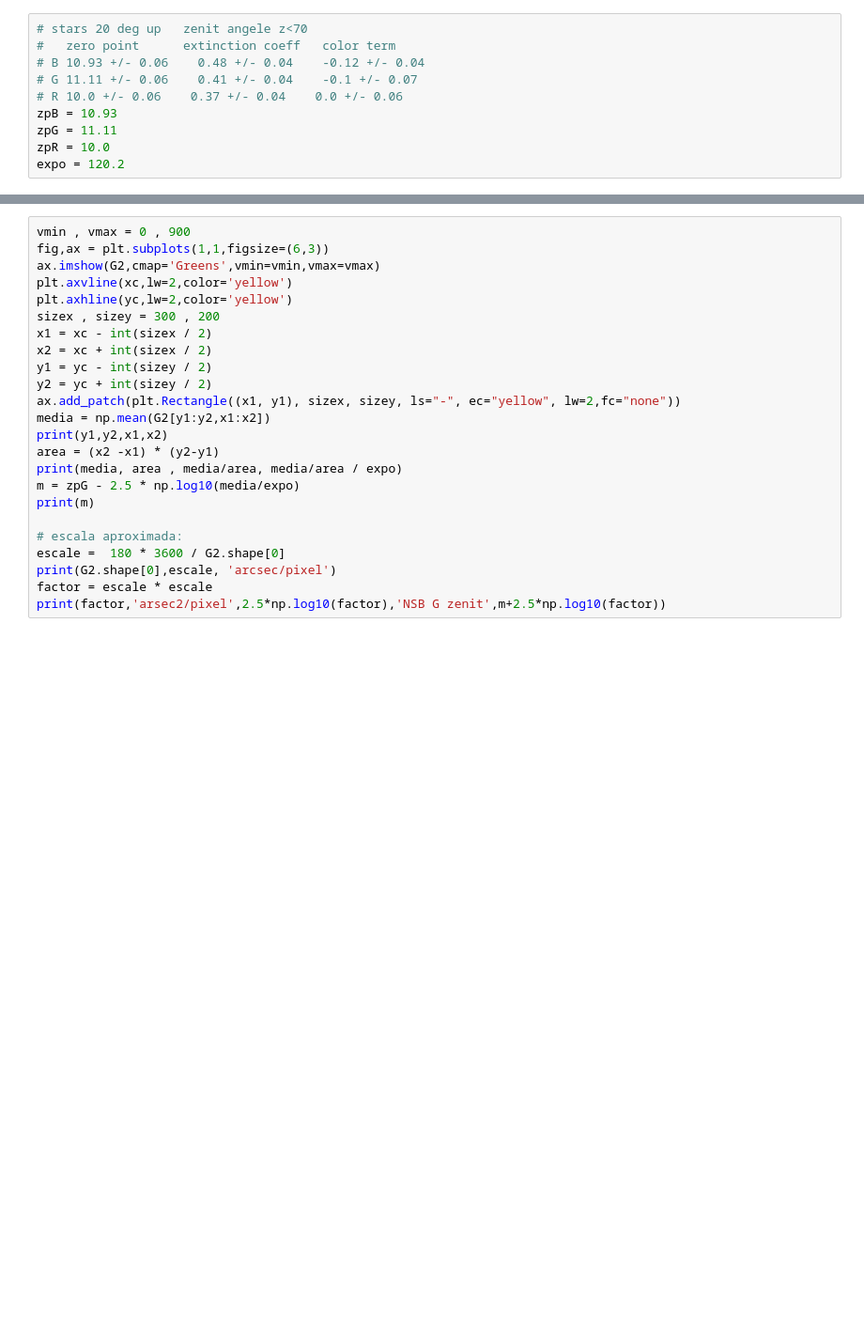
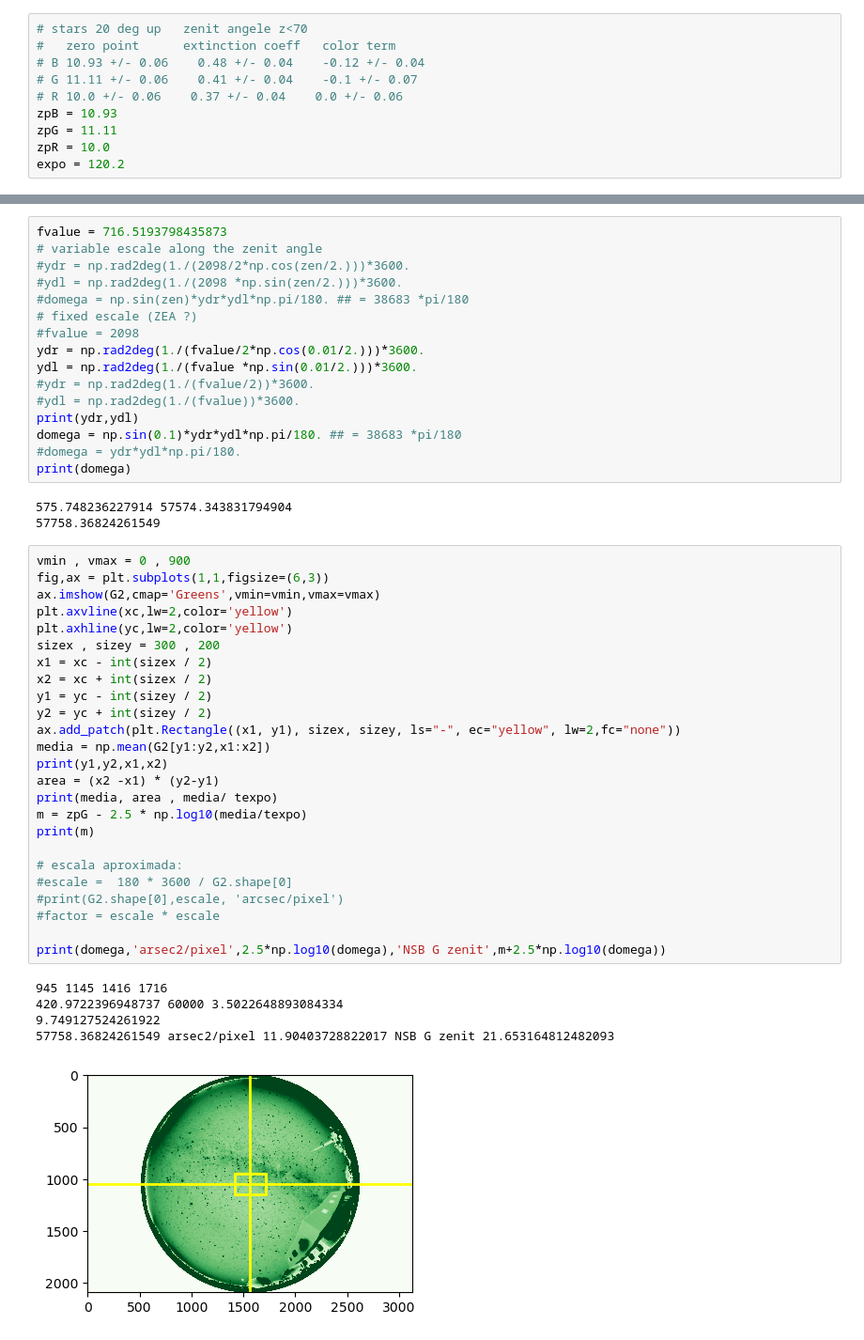
Before and after one commit to astrorafael/allskynsb, a Jupyter notebook: all_sky_NSB-map.ipynb, the cells around one changed output, grey strips where cells are left out. Shown at 94% size. Saved outputs shown, nothing was run; the diff lists cells and outputs as text; blank space fills up the shorter version.

```diff
--- a/all_sky_NSB-map.ipynb
+++ b/all_sky_NSB-map.ipynb
@@ -397,24 +423,50 @@ expo = 120.2
+# %%
+fvalue = 716.5193798435873
+# variable escale along the zenit angle
+#ydr = np.rad2deg(1./(2098/2*np.cos(zen/2.)))*3600.
+#ydl = np.rad2deg(1./(2098 *np.sin(zen/2.)))*3600.
+#domega = np.sin(zen)*ydr*ydl*np.pi/180. ## = 38683 *pi/180
+# fixed escale (ZEA ?)
+#fvalue = 2098
+ydr = np.rad2deg(1./(fvalue/2*np.cos(0.01/2.)))*3600.
+ydl = np.rad2deg(1./(fvalue *np.sin(0.01/2.)))*3600.
+#ydr = np.rad2deg(1./(fvalue/2))*3600.
+#ydl = np.rad2deg(1./(fvalue))*3600.
+print(ydr,ydl)
+domega = np.sin(0.1)*ydr*ydl*np.pi/180. ## = 38683 *pi/180
+#domega = ydr*ydl*np.pi/180.
+print(domega)
+# %% [output]
+575.748236227914 57574.343831794904
+57758.36824261549
 # %%
 vmin , vmax = 0 , 900
 fig,ax = plt.subplots(1,1,figsize=(6,3))
 ax.imshow(G2,cmap='Greens',vmin=vmin,vmax=vmax)
 plt.axvline(xc,lw=2,color='yellow')
 plt.axhline(yc,lw=2,color='yellow')
 sizex , sizey = 300 , 200
 x1 = xc - int(sizex / 2)
 x2 = xc + int(sizex / 2)
 y1 = yc - int(sizey / 2)
 y2 = yc + int(sizey / 2)
 ax.add_patch(plt.Rectangle((x1, y1), sizex, sizey, ls="-", ec="yellow", lw=2,fc="none"))
 media = np.mean(G2[y1:y2,x1:x2])
 print(y1,y2,x1,x2)
 area = (x2 -x1) * (y2-y1)
-print(media, area , media/area, media/area / expo)
-m = zpG - 2.5 * np.log10(media/expo)
+print(media, area , media/ texpo)
+m = zpG - 2.5 * np.log10(media/texpo)
 print(m)
 
 # escala aproximada:
-escale =  180 * 3600 / G2.shape[0]
-print(G2.shape[0],escale, 'arcsec/pixel')
-factor = escale * escale
-print(factor,'arsec2/pixel',2.5*np.log10(factor),'NSB G zenit',m+2.5*np.log10(factor))
+#escale =  180 * 3600 / G2.shape[0]
+#print(G2.shape[0],escale, 'arcsec/pixel')
+#factor = escale * escale
+
+print(domega,'arsec2/pixel',2.5*np.log10(domega),'NSB G zenit',m+2.5*np.log10(domega))
+# %% [output]
+945 1145 1416 1716
+420.9722396948737 60000 3.5022648893084334
+9.749127524261922
+57758.36824261549 arsec2/pixel 11.90403728822017 NSB G zenit 21.653164812482093
+[figure, added]
```
Also changed, not shown: parts of 12 cells of this notebook, 3 other files.
